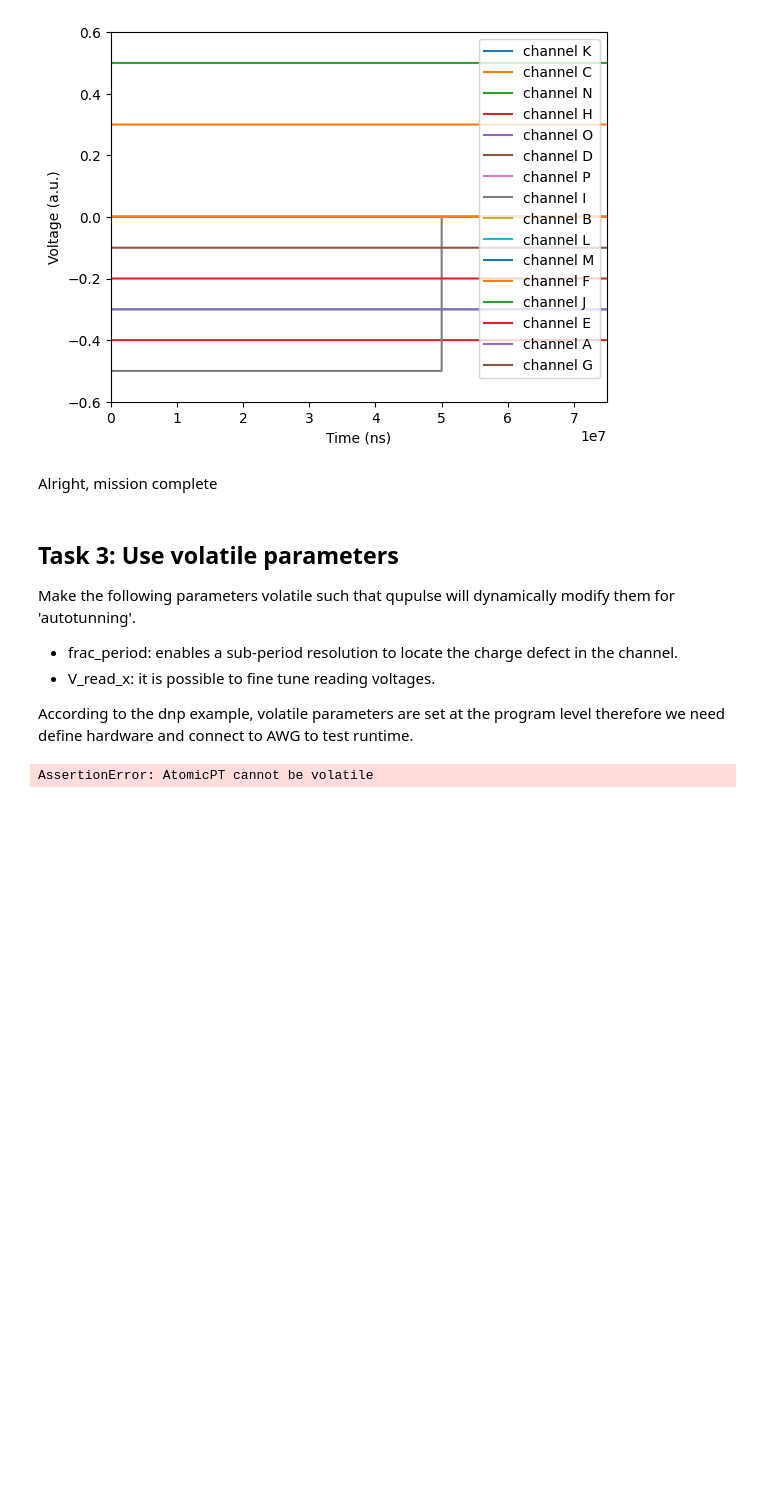
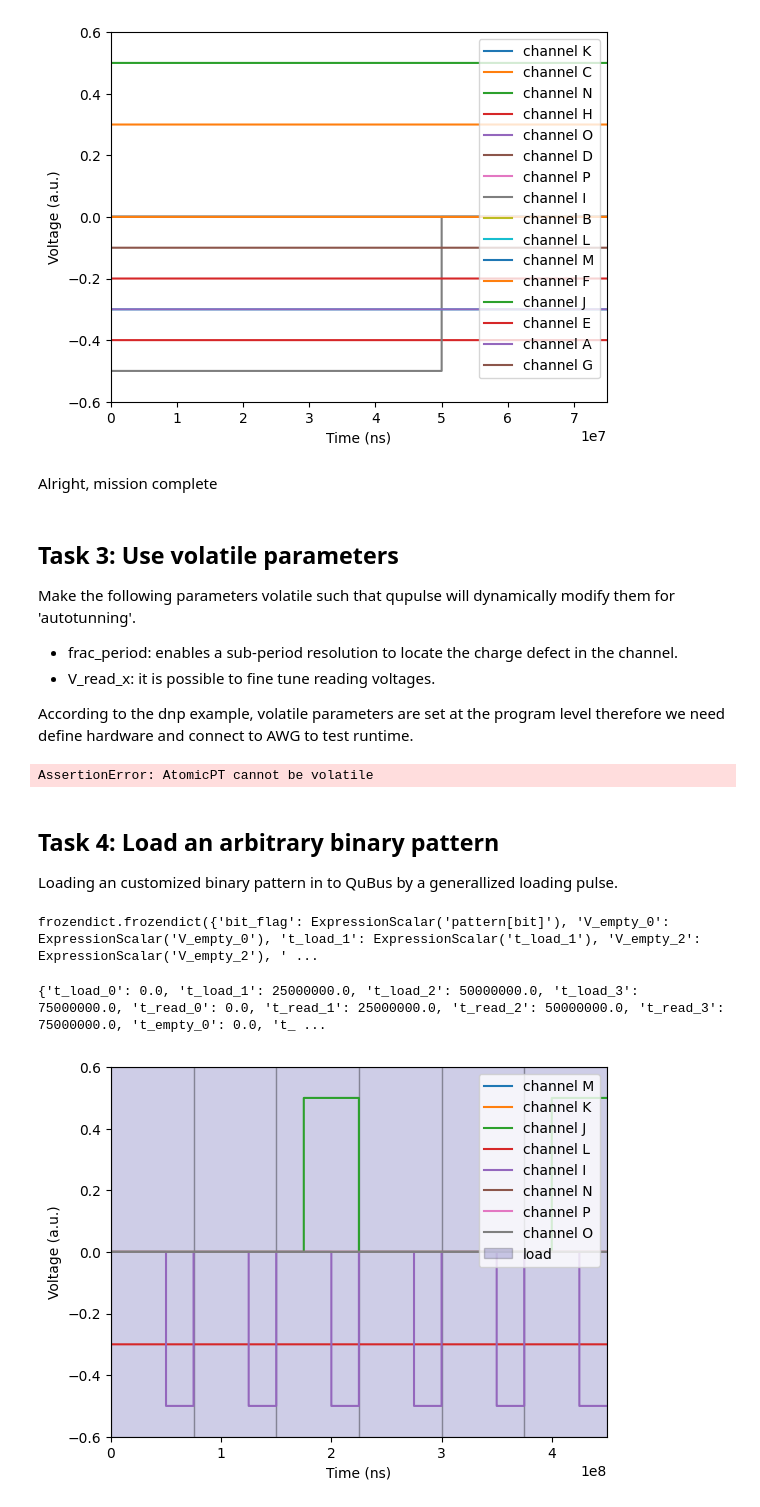
Before and after one commit to BrllsRX/qupulse, a Jupyter notebook: shuttle_exp/doc/shuttle_through.ipynb, the cells around one changed output. Drawn from its saved outputs; the diff is of its cells as text; code cells hidden in the pictures; blank space fills up the shorter version.

Commit message:
Test pattern loading

```diff
--- a/shuttle_exp/doc/shuttle_through.ipynb
+++ b/shuttle_exp/doc/shuttle_through.ipynb
@@ -467,3 +467,7 @@ used_awg.run_current_program()
 print(used_awg._known_programs['test'].program.program)
 # %% [output]
 AssertionError: AtomicPT cannot be volatile
+# %% [markdown]
+## Task 4: Load an arbitrary binary pattern
+
+Loading an customized binary pattern in to QuBus by a generallized loading pulse.
@@ -469,0 +497,40 @@ AssertionError: AtomicPT cannot be volatile
+# %%
+print(load_bit.parameter_mapping)
+# %% [output]
+frozendict.frozendict({'bit_flag': ExpressionScalar('pattern[bit]'), 'V_empty_0': ExpressionScalar('V_empty_0'), 't_load_1': ExpressionScalar('t_load_1'), 'V_empty_2': ExpressionScalar('V_empty_2'), ' ...
+# %%
+test = ForLoopPT(load_bit, 'bit', 'len(pattern)')
+# %%
+default_params = {}
+for n in ('load', 'read', 'empty'):
+    for ii in range(4):
+        default_params[f't_{n}_{ii}'] = ii*25e6
+
+default_params = {**default_params,
+    #              A,   B,   C,   D,   E,    F,    G,    H,    I,   J,    K,   L,   M,   N,   O,   P
+    #             S1,  S2,  S3,  S4, TRP, TRB2,  RB2, TRB1, TLB1, TLP, TLB2, LB2, LB1, RB1, EMP, CLK
+    'V_load_0': [-.3,  0.,  .3,  0., -.2,   0.,  -.1,  -.4,   0.,  0.,    0, -.3,  0.,  0.,  0.,  0.],
+    'V_load_1': [-.3,  0.,  .3,  0., -.2,   0.,  -.1,  -.4,   0.,  .5,    0, -.3,  0.,  0.,  0.,  0.],
+    'V_load_2': [-.3,  0.,  .3,  0., -.2,   0.,  -.1,  -.4,  -.5,  .5,    0, -.3,  0.,  0.,  0.,  0.],
+    'V_load_3': [-.3,  0.,  .3,  0., -.2,   0.,  -.1,  -.4,  -.5,  .5,    0, -.3,  0.,  0.,  0.,  0.],
+
+    'V_empty_0': [-.3,  0.,  .3,  0., -.2,   0.,  -.1,  -.4,   0.,  0.,    0, -.3,  0.,  0.,  0.,  0.],
+    'V_empty_1': [-.3,  0.,  .3,  0., -.2,   0.,  -.1,  -.4,   0.,  0.,    0, -.3,  0.,  0.,  0.,  0.],
+    'V_empty_2': [-.3,  0.,  .3,  0., -.2,   0.,  -.1,  -.4,  -.5,  0.,    0, -.3,  0.,  0.,  0.,  0.],
+    'V_empty_3': [-.3,  0.,  .3,  0., -.2,   0.,  -.1,  -.4,  -.5,  0.,    0, -.3,  0.,  0.,  0.,  0.],
+
+    'pattern': [0, 0, 1, 0, 0, 1]
+}
+
+print(default_params)
+# %% [output]
+{'t_load_0': 0.0, 't_load_1': 25000000.0, 't_load_2': 50000000.0, 't_load_3': 75000000.0, 't_read_0': 0.0, 't_read_1': 25000000.0, 't_read_2': 50000000.0, 't_read_3': 75000000.0, 't_empty_0': 0.0, 't_ ...
+# %%
+from qupulse.pulses.plotting import plot
+
+_ = plot(test, parameters = default_params,
+         plot_measurements=['load'],
+         plot_channels=('IJKLMNOP'),
+         sample_rate = 1e-5)
+# %% [output]
+[figure, added]
```
Also changed, not shown: parts of 1 cell of this notebook.
